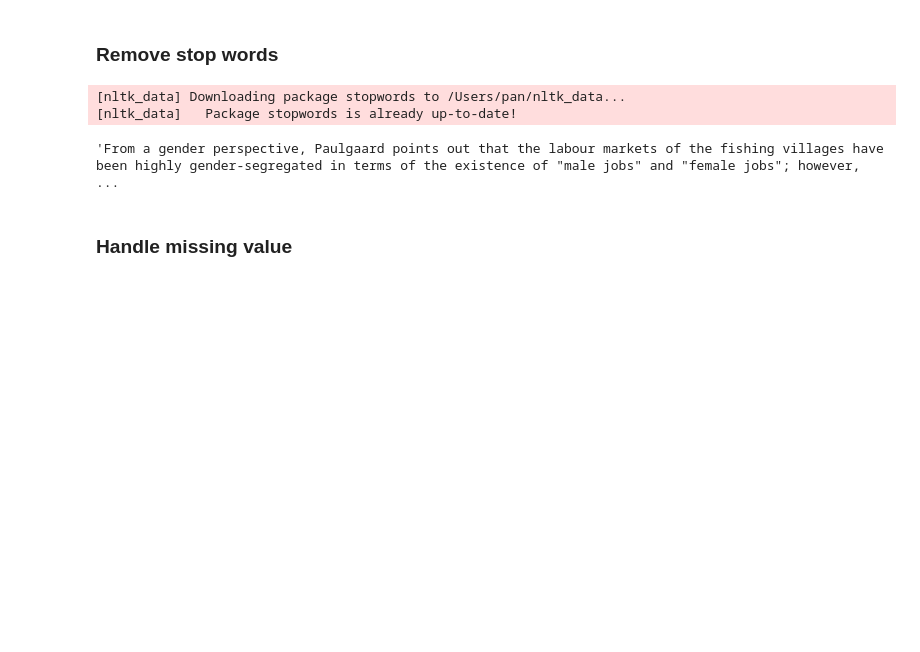
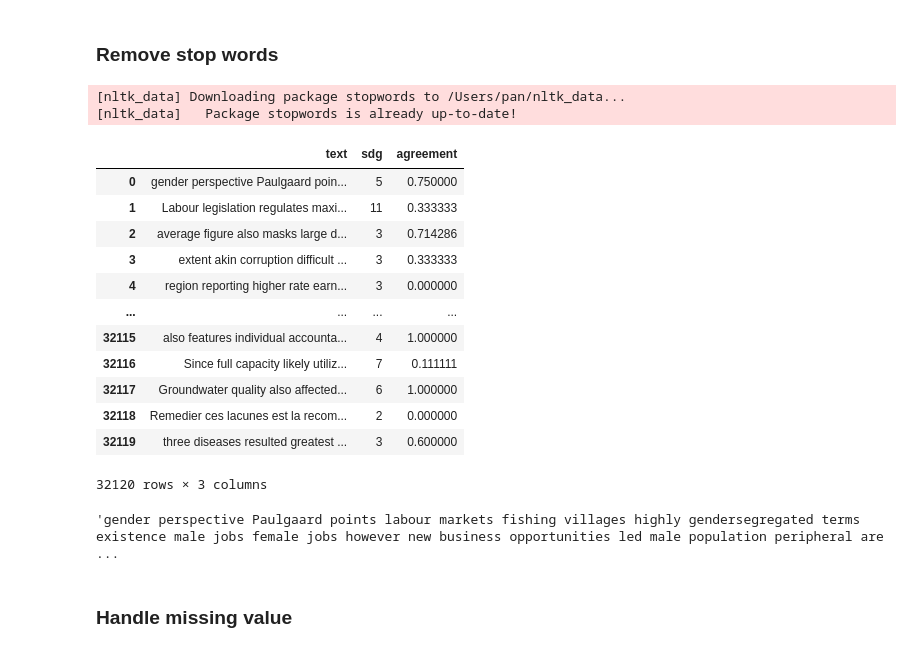
Before and after one commit to johnnyqjy/data245, a Jupyter notebook: data.ipynb, the cells around one changed output. Cells and saved outputs as stored; diff of their text form; code cells hidden in the pictures; blank space fills up the shorter version.

```diff
--- a/data.ipynb
+++ b/data.ipynb
@@ -75,26 +56,38 @@ data
 ### Remove stop words
 # %%
 import nltk
-
 nltk.download('stopwords')
 from nltk.corpus import stopwords
 import string
-
 
 #remove the punctuations and stopwords
 def text_process(text):
     text = text.translate(str.maketrans('', '', string.punctuation))
     text = [word for word in text.split() if word.lower() not in stopwords.words('english')]
     return " ".join(text)
-
-
-data['text'] = data['text'].apply(text_process)
-data.iloc[0][0]
-df.iloc[0][2]
-## Convert words to vectors using TFIDF Vectorizer
 # %% [output]
 [nltk_data] Downloading package stopwords to /Users/pan/nltk_data...
 [nltk_data]   Package stopwords is already up-to-date!
-'From a gender perspective, Paulgaard points out that the labour markets of the fishing villages have been highly gender-segregated in terms of the existence of "male jobs" and "female jobs"; however, ...
+# %%
+df['text'] = df['text'].apply(text_process)
+df
+# %% [output]
+|  | text | sdg | agreement |
+| 0 | gender perspective Paulgaard poin... | 5 | 0.750000 |
+| 1 | Labour legislation regulates maxi... | 11 | 0.333333 |
+| 2 | average figure also masks large d... | 3 | 0.714286 |
+| 3 | extent akin corruption difficult ... | 3 | 0.333333 |
+| 4 | region reporting higher rate earn... | 3 | 0.000000 |
+| ... | ... | ... | ... |
+| 32115 | also features individual accounta... | 4 | 1.000000 |
+| 32116 | Since full capacity likely utiliz... | 7 | 0.111111 |
+| 32117 | Groundwater quality also affected... | 6 | 1.000000 |
+| 32118 | Remedier ces lacunes est la recom... | 2 | 0.000000 |
+| 32119 | three diseases resulted greatest ... | 3 | 0.600000 |
+32120 rows × 3 columns
+# %%
+df.iloc[0][0]
+# %% [output]
+'gender perspective Paulgaard points labour markets fishing villages highly gendersegregated terms existence male jobs female jobs however new business opportunities led male population peripheral are ...
 # %% [markdown]
 ### Handle missing value
```
Also changed, not shown: parts of 6 cells of this notebook.
